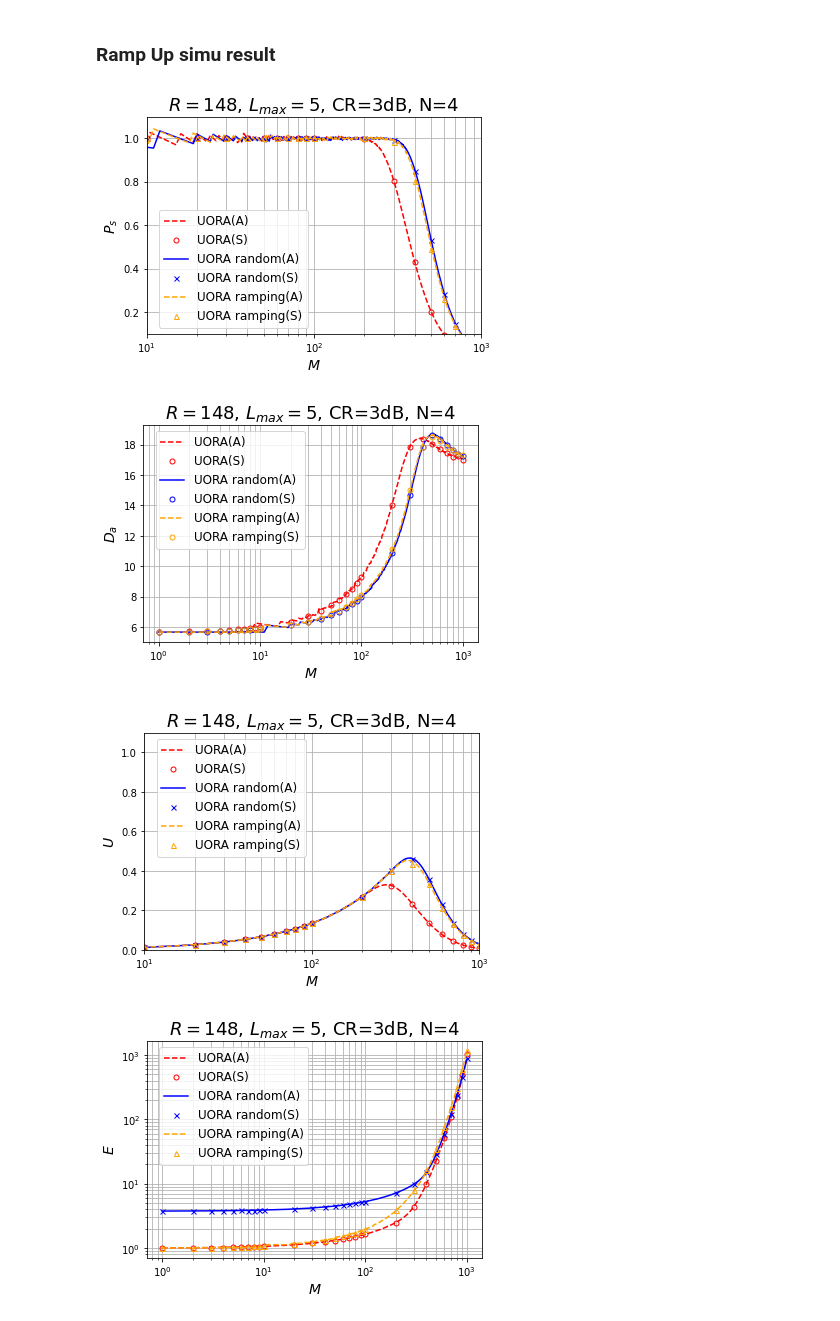
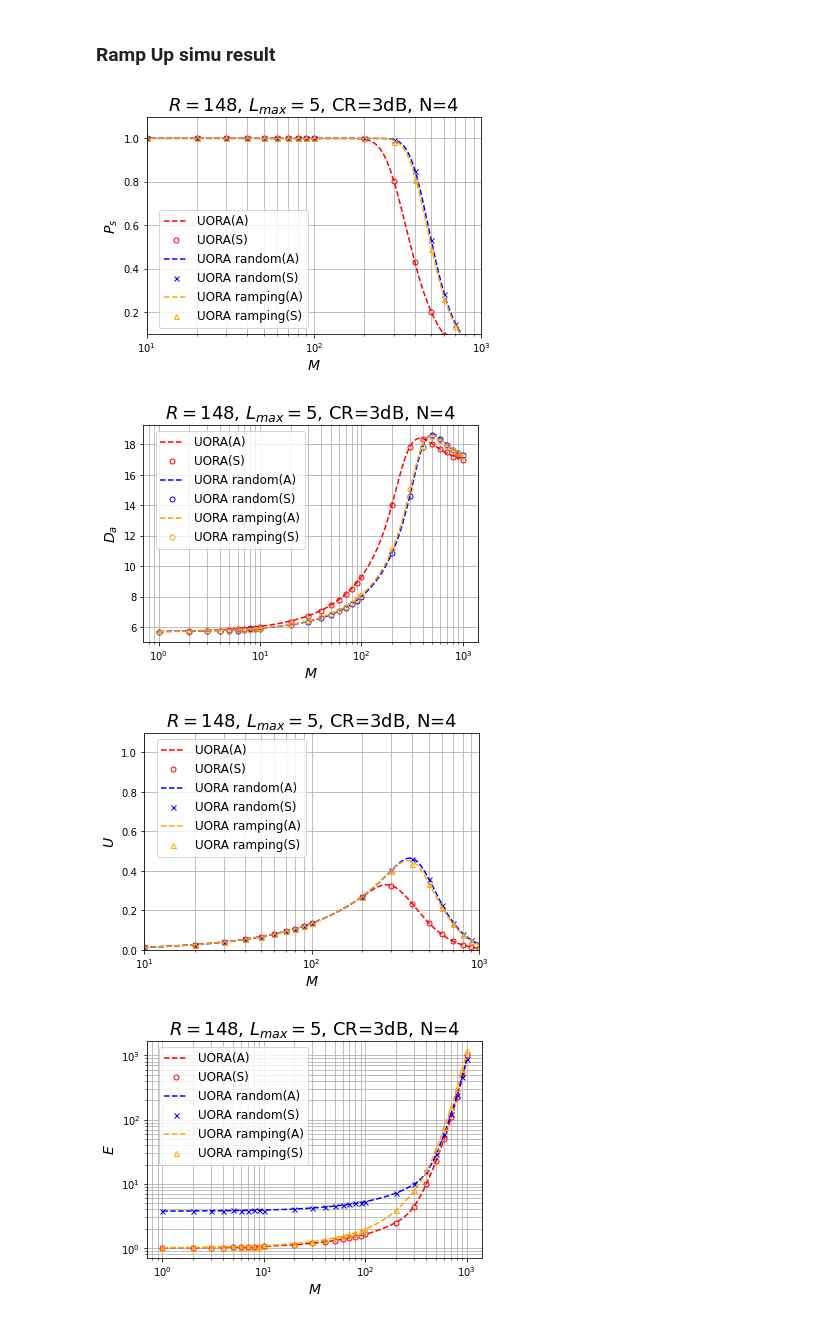
Before and after one commit to eric248550/power-control-uora-11be, a Jupyter notebook: Thesis Scenarios.ipynb, the cells around one changed output. Drawn from its saved outputs; the diff is of its cells as text; code cells hidden in the pictures.

```diff
--- a/Thesis Scenarios.ipynb
+++ b/Thesis Scenarios.ipynb
@@ -17,10 +42,0 @@ def gamma_function(z):
-# %%
-start_time = time.time()
-
-# Execute the function
-result = gamma_function(5)
-
-# Record the end time
-end_time = time.time()
-
-print(end_time - start_time)
@@ -351,7 +377,6 @@ def analytical_rampup(sta_amount, RA_RU, Lmax, TXOP, ocw_min, ocw_max, CR, step,
                             a_k_i = (Ri[i] + 1) / (ocw[n] + 1)
                         else:
                             a_k_i = 0
-
                     M_i[i][n] += a_k_i * M_i_f[k][n-1]
             M[i] += M_i[i][n]
 
@@ -378,8 +403,11 @@ def analytical_rampup(sta_amount, RA_RU, Lmax, TXOP, ocw_min, ocw_max, CR, step,
                     P2 = 2 ** (s - 1)
 
                     capture_prob += P_cap(P1, P2, CR, gamma) * sta_ratio
-            M_i_s[i][n] = M_i[i][n] * math.exp(-M[i] / Ri[i]) + capture_prob * M_i[i][n] * (M[i]) / (2 * Ri[i]) * math.exp(-M[i] / Ri[i])
-#             M_i_s[i][n] = M_i[i][n] * math.exp(-M[i] / Ri[i]) + capture_prob * M_i[i][n] * (M[i]-1) / (2 * Ri[i]) * math.exp(-M[i] / Ri[i])
+#             M_i_s[i][n] = M_i[i][n] * math.exp(-M[i] / Ri[i]) + capture_prob * M_i[i][n] * (M[i]) / (2 * Ri[i]) * math.exp(-M[i] / Ri[i])
+            if (M_i[i][n] >= 2):
+                M_i_s[i][n] = M_i[i][n] * math.exp(-M[i] / Ri[i]) + capture_prob * (M_i[i][n] / M[i]) * (gamma_function(M[i]+1) / (gamma_function(2+1) * gamma_function(M[i]-2+1)) ) / (Ri[i] ** (2-1)) * math.exp(-M[i] / Ri[i])
+            if (M_i[i][n] < 2):
+                M_i_s[i][n] = M_i[i][n] * math.exp(-M[i] / Ri[i])
 
             M_i_f[i][n] = M_i[i][n] - M_i_s[i][n]
             M_i_s_C[i] += M_i_s[i][n]
@@ -483,51 +511,51 @@ power_list_simu_148 = [1.0, 1.011, 1.015333333333333, 1.0185, 1.027999999999999,
 # %% [markdown]
 ### random simu result
 # %%
-ps_list_simu_148_random = [1.0, 1.0, 1.0, 1.0, 1.0, 1.0, 1.0, 1.0, 1.0, 1.0, 1.0, 1.0, 1.0, 1.0, 1.0, 1.0, 1.0, 1.0, 1.0, 1.0, 0.9920833333333389, 0.8488050000000006, 0.5304519999999995, 0.2839599999999993, 0.14651571428571422, 0.07678875000000003, 0.04108777777777762, 0.021894999999999887]
-da_list_simu_148_random = [5.672999999999856, 5.692855499999857, 5.701364999999859, 5.741075999999866, 5.760364199999872, 5.794969499999862, 5.824550142857021, 5.841062624999896, 5.870924666666556, 5.885737499999916, 6.130811099999996, 6.325584099999995, 6.559264425000021, 6.804196200000015, 7.019108350000004, 7.239801557142855, 7.51856872500004, 7.736270100000015, 7.987073429999986, 10.85517204000003, 14.668211189625842, 17.814578031711697, 18.60980798098876, 18.382607343037566, 17.969375153501716, 17.660231141291614, 17.39656442544879, 17.261933862150578]
-t_list_simu_148_random = [0.19999999999999718, 0.39999999999999436, 0.6000000000000113, 0.7999999999999887, 1.0, 1.2000000000000226, 1.4000000000000128, 1.5999999999999774, 1.7999999999999698, 2.0, 4.0, 6.0, 8.0, 10.0, 12.0, 14.0, 16.0, 18.0, 20.0, 40.0, 59.52500000000011, 67.90440000000002, 53.04519999999993, 34.075199999999974, 20.51220000000003, 12.286199999999996, 7.395799999999995, 4.379000000000001]
-u_list_simu_148_random = [0.0013513513513513677, 0.0027027027027027354, 0.004054054054054097, 0.005405405405405471, 0.00675675675675682, 0.008108108108108194, 0.009459459459459335, 0.010810810810810942, 0.012162162162162342, 0.01351351351351364, 0.02702702702702728, 0.04054054054054036, 0.05405405405405456, 0.06756756756756646, 0.08108108108108072, 0.0945945945945956, 0.10810810810810911, 0.12162162162162446, 0.13513513513513292, 0.27027027027026584, 0.40219594594594466, 0.45881351351351396, 0.35841351351351386, 0.23023783783783758, 0.13859594594594582, 0.08301486486486469, 0.0499716216216216, 0.02958783783783783]
-power_list_simu_148_random = [3.827, 3.759, 3.7690000000000055, 3.71325, 3.7568, 3.861333333333334, 3.8022857142857136, 3.82925, 3.9323333333333315, 3.888899999999996, 4.04575, 4.183700000000001, 4.306825000000001, 4.519779999999998, 4.655200000000003, 4.780471428571425, 4.9465, 5.1333333333333355, 5.256570000000002, 7.164215, 9.84103675889672, 15.145670437092845, 28.984649491526817, 59.77320970725764, 122.28661958727538, 241.13426939683035, 461.11228297505266, 887.331159796317]
+ps_list_simu_148_random = [1.0, 1.0, 1.0, 1.0, 1.0, 1.0, 1.0, 1.0, 1.0, 1.0, 1.0, 1.0, 1.0, 1.0, 1.0, 1.0, 1.0, 1.0, 1.0, 0.99998, 0.9924733333333389, 0.8487600000000002, 0.5310859999999997, 0.2825849999999996, 0.14641428571428583, 0.07648999999999992, 0.04086222222222211, 0.021816999999999875]
+da_list_simu_148_random = [5.672999999999856, 5.707037999999859, 5.722165999999858, 5.753840249999868, 5.778517799999868, 5.777004999999861, 5.800237285714163, 5.850281249999896, 5.851384333333213, 5.882333699999912, 6.113792099999989, 6.341657599999999, 6.580538175000027, 6.7963674600000195, 7.0335745, 7.264276499999987, 7.499776912500027, 7.735576733333342, 8.00216361, 10.861186845376908, 14.637487449330042, 17.813273711894883, 18.61362839496671, 18.377387400377035, 17.986190382588088, 17.627772057257783, 17.408961377724268, 17.288458454953137]
+t_list_simu_148_random = [0.19999999999999718, 0.39999999999999436, 0.6000000000000113, 0.7999999999999887, 1.0, 1.2000000000000226, 1.4000000000000128, 1.5999999999999774, 1.7999999999999698, 2.0, 4.0, 6.0, 8.0, 10.0, 12.0, 14.0, 16.0, 18.0, 20.0, 39.999199999999995, 59.54840000000008, 67.90079999999998, 53.10860000000003, 33.910199999999996, 20.498000000000005, 12.238399999999997, 7.3552, 4.363399999999999]
+u_list_simu_148_random = [0.0013513513513513677, 0.0027027027027027354, 0.004054054054054097, 0.005405405405405471, 0.00675675675675682, 0.008108108108108194, 0.009459459459459335, 0.010810810810810942, 0.012162162162162342, 0.01351351351351364, 0.02702702702702728, 0.04054054054054036, 0.05405405405405456, 0.06756756756756646, 0.08108108108108072, 0.0945945945945956, 0.10810810810810911, 0.12162162162162446, 0.13513513513513292, 0.27026486486486045, 0.4023540540540527, 0.4587891891891895, 0.3588418918918916, 0.2291229729729725, 0.13849999999999996, 0.08269189189189188, 0.04969729729729727, 0.02948243243243243]
+power_list_simu_148_random = [3.836, 3.7555, 3.73466666666667, 3.7545, 3.853599999999997, 3.766333333333332, 3.825142857142857, 3.898, 3.8989999999999996, 3.820799999999995, 4.003300000000007, 4.212699999999998, 4.347775000000001, 4.485960000000008, 4.6639166666666725, 4.778414285714284, 4.956499999999996, 5.103955555555551, 5.286999999999995, 7.182969572864312, 9.81597687846505, 15.136305257180453, 28.99971616578783, 60.09368490970449, 122.28717066723723, 241.9800726057197, 463.5542621258943, 894.3071301091985]
 # %% [markdown]
 ### Ramp Up simu result
 # %%
-ps_list_simu_148_ramp = [1.0, 1.0, 1.0, 1.0, 1.0, 1.0, 1.0, 1.0, 1.0, 1.0, 1.0, 1.0, 1.0, 1.0, 1.0, 1.0, 1.0, 1.0, 1.0, 0.9998900000000001, 0.9840400000000091, 0.8056550000000006, 0.49210800000000054, 0.2627683333333335, 0.13752857142857153, 0.07224374999999994, 0.038073333333333265, 0.020216999999999916]
-da_list_simu_148_ramp = [5.672999999999856, 5.698528499999858, 5.72216599999986, 5.736821249999864, 5.750152799999865, 5.779841499999864, 5.839137857142733, 5.849572124999893, 5.890464999999888, 5.894246999999905, 6.1356331499999905, 6.350356199999995, 6.595004325000015, 6.856841640000016, 7.086049750000004, 7.338025499999997, 7.588133887500045, 7.843678900000022, 8.109042929999985, 11.13038959817802, 15.039722979251843, 17.840165315538236, 18.475167761157543, 18.22646860448752, 17.85305950550303, 17.632513695372396, 17.38157210928839, 17.333416174880306]
-t_list_simu_148_ramp = [0.19999999999999718, 0.39999999999999436, 0.6000000000000113, 0.7999999999999887, 1.0, 1.2000000000000226, 1.4000000000000128, 1.5999999999999774, 1.7999999999999698, 2.0, 4.0, 6.0, 8.0, 10.0, 12.0, 14.0, 16.0, 18.0, 20.0, 39.99559999999999, 59.04239999999991, 64.45239999999998, 49.21080000000001, 31.532200000000017, 19.25400000000003, 11.559, 6.853200000000003, 4.0434]
-u_list_simu_148_ramp = [0.0013513513513513677, 0.0027027027027027354, 0.004054054054054097, 0.005405405405405471, 0.00675675675675682, 0.008108108108108194, 0.009459459459459335, 0.010810810810810942, 0.012162162162162342, 0.01351351351351364, 0.02702702702702728, 0.04054054054054036, 0.05405405405405456, 0.06756756756756646, 0.08108108108108072, 0.0945945945945956, 0.10810810810810911, 0.12162162162162446, 0.13513513513513292, 0.2702405405405362, 0.3989351351351338, 0.43548918918918933, 0.33250540540540563, 0.21305540540540516, 0.13009459459459463, 0.0781013513513513, 0.046305405405405356, 0.02732027027027026]
-power_list_simu_148_ramp = [1.0, 1.009, 1.0173333333333332, 1.0225, 1.0271999999999997, 1.0376666666666667, 1.0591428571428583, 1.06325, 1.0771111111111071, 1.0786000000000024, 1.1655000000000038, 1.2428000000000061, 1.3359500000000002, 1.4364000000000001, 1.5297333333333334, 1.6362571428571409, 1.746199999999999, 1.8652444444444454, 1.9923999999999977, 3.9033435536267196, 7.891581574539031, 16.121619990938562, 35.15462367023711, 76.06081206384586, 156.44781673077782, 310.4362797533958, 607.1436157952535, 1182.8354122609978]
+ps_list_simu_148_ramp = [1.0, 1.0, 1.0, 1.0, 1.0, 1.0, 1.0, 1.0, 1.0, 1.0, 1.0, 1.0, 1.0, 1.0, 1.0, 1.0, 1.0, 1.0, 1.0, 0.9999250000000001, 0.9836000000000094, 0.8072000000000004, 0.49176000000000014, 0.26192333333333323, 0.13690285714285724, 0.0720174999999999, 0.037878888888888754, 0.02004399999999996]
+da_list_simu_148_ramp = [5.672999999999856, 5.707037999999858, 5.741075999999861, 5.760931499999865, 5.768306399999874, 5.831843999999864, 5.836706571428452, 5.841062624999891, 5.873445999999886, 5.893679699999908, 6.135633149999992, 6.389499899999996, 6.641381100000007, 6.868528020000008, 7.081416800000003, 7.346697085714284, 7.563314512500038, 7.840022966666686, 8.089641270000001, 11.119914912350392, 15.044584425810541, 17.8309273140894, 18.477843021180238, 18.24471920566436, 17.87782405084548, 17.61301112437577, 17.442956022708753, 17.237752370446458]
+t_list_simu_148_ramp = [0.19999999999999718, 0.39999999999999436, 0.6000000000000113, 0.7999999999999887, 1.0, 1.2000000000000226, 1.4000000000000128, 1.5999999999999774, 1.7999999999999698, 2.0, 4.0, 6.0, 8.0, 10.0, 12.0, 14.0, 16.0, 18.0, 20.0, 39.99699999999999, 59.015999999999835, 64.57600000000004, 49.17599999999998, 31.43080000000006, 19.166399999999978, 11.522800000000004, 6.8182000000000045, 4.008799999999995]
+u_list_simu_148_ramp = [0.0013513513513513677, 0.0027027027027027354, 0.004054054054054097, 0.005405405405405471, 0.00675675675675682, 0.008108108108108194, 0.009459459459459335, 0.010810810810810942, 0.012162162162162342, 0.01351351351351364, 0.02702702702702728, 0.04054054054054036, 0.05405405405405456, 0.06756756756756646, 0.08108108108108072, 0.0945945945945956, 0.10810810810810911, 0.12162162162162446, 0.13513513513513292, 0.2702499999999956, 0.39875675675675537, 0.4363243243243248, 0.3322702702702703, 0.21237027027027008, 0.1295027027027027, 0.07785675675675667, 0.04606891891891889, 0.027086486486486438]
+power_list_simu_148_ramp = [1.0, 1.012, 1.0239999999999998, 1.032, 1.0335999999999985, 1.0566666666666678, 1.0577142857142878, 1.05925, 1.0706666666666633, 1.0780000000000027, 1.1643000000000032, 1.2577333333333396, 1.352899999999998, 1.4410799999999997, 1.526633333333331, 1.637485714285712, 1.732374999999999, 1.8596888888888896, 1.97708, 3.8954630308106193, 7.90118363046208, 16.058394220429395, 35.204089610333405, 76.40079708549163, 157.24517859397167, 311.6957061993682, 611.1789483474196, 1196.778014788426]
 # %%
 # print(ps_list[4])
 # general
 plt.semilogx(m_list, ps_list[4], linestyle = '--', color='red', label='UORA(A)')
 plt.semilogx(m_list_simu, ps_list_simu_148, label='UORA(S)', linestyle='None', marker='o', markerfacecolor='None', markeredgecolor='red', markersize=5)
 
 # random
-plt.semilogx(m_list, ps_list_random[4], color='blue', label='UORA random(A)')
+plt.semilogx(m_list, ps_list_random[4], linestyle = '--', color='blue', label='UORA random(A)')
 plt.semilogx(m_list_simu, ps_list_simu_148_random, label='UORA random(S)', linestyle='None', marker='x', markerfacecolor='None', markeredgecolor='blue', markersize=5)
 # ramping
 plt.semilogx(m_list, ps_list_ramp[4], linestyle = '--', color='orange', label='UORA ramping(A)')
 plt.semilogx(m_list_simu, ps_list_simu_148_ramp, label='UORA ramping(S)', linestyle='None', marker='^', markerfacecolor='None', markeredgecolor='orange', markersize=5)
 
 plt.title('$R=148$' +', $L_{max} = $' + str(Lmax) + ', CR=3dB, N=4', fontsize = 18)
 plt.xlabel("$M$", fontsize = 14)
 plt.ylabel("$P_s$", fontsize = 14)
 plt.grid(True, which="both")
 plt.legend(loc='center right', bbox_to_anchor=(0.5, 0.3), fontsize = 12)
 plt.axis([10,sta_max,0.1,1.1]) #x spacing,x max, y spcaing, y max
 # plt.rcParams["figure.figsize"] = (8,6)
 # plt.xticks(M_ticks)
 # plt.yticks(fontsize = 14)
 plt.show()
 # %% [output]
-[figure, old version]
+[figure, new version]
 # %%
 # general
 plt.semilogx(m_list, da_list[4], linestyle = '--', color='red', label='UORA(A)')
 plt.semilogx(m_list_simu, da_list_simu_148, label='UORA(S)', linestyle='None', marker='o', markerfacecolor='None', markeredgecolor='red', markersize=5)
 
 # random
-plt.semilogx(m_list, da_list_random[4], color='blue', label='UORA random(A)')
+plt.semilogx(m_list, da_list_random[4], linestyle = '--', color='blue', label='UORA random(A)')
 plt.semilogx(m_list_simu, da_list_simu_148_random, label='UORA random(S)', linestyle='None', marker='o', markerfacecolor='None', markeredgecolor='blue', markersize=5)
 # ramping
 plt.semilogx(m_list, da_list_ramp[4], linestyle = '--', color='orange', label='UORA ramping(A)')
@@ -544,7 +572,7 @@ plt.legend(loc='center right', bbox_to_anchor=(0.5, 0.7), fontsize = 12)
 # plt.yticks(fontsize = 14)
 plt.show()
 # %% [output]
-[figure, old version]
+[figure, new version]
 # %%
 # print(ps_list[4])
 # general
@@ -552,7 +580,7 @@ plt.semilogx(m_list, u_list[4], linestyle = '--', color='red', label='UORA(A)')
 plt.semilogx(m_list_simu, u_list_simu_148, label='UORA(S)', linestyle='None', marker='o', markerfacecolor='None', markeredgecolor='red', markersize=5)
 
 # random
-plt.semilogx(m_list, u_list_random[4], color='blue', label='UORA random(A)')
+plt.semilogx(m_list, u_list_random[4], linestyle = '--', color='blue', label='UORA random(A)')
 plt.semilogx(m_list_simu, u_list_simu_148_random, label='UORA random(S)', linestyle='None', marker='x', markerfacecolor='None', markeredgecolor='blue', markersize=5)
 # ramping
 plt.semilogx(m_list, u_list_ramp[4], linestyle = '--', color='orange', label='UORA ramping(A)')
@@ -569,7 +597,7 @@ plt.axis([10,sta_max,0,1.1]) #x spacing,x max, y spcaing, y max
 # plt.yticks(fontsize = 14)
 plt.show()
 # %% [output]
-[figure, old version]
+[figure, new version]
 # %%
 # print(ps_list[4])
 # general
```
Also changed, not shown: parts of 13 cells of this notebook, 4 other files.
